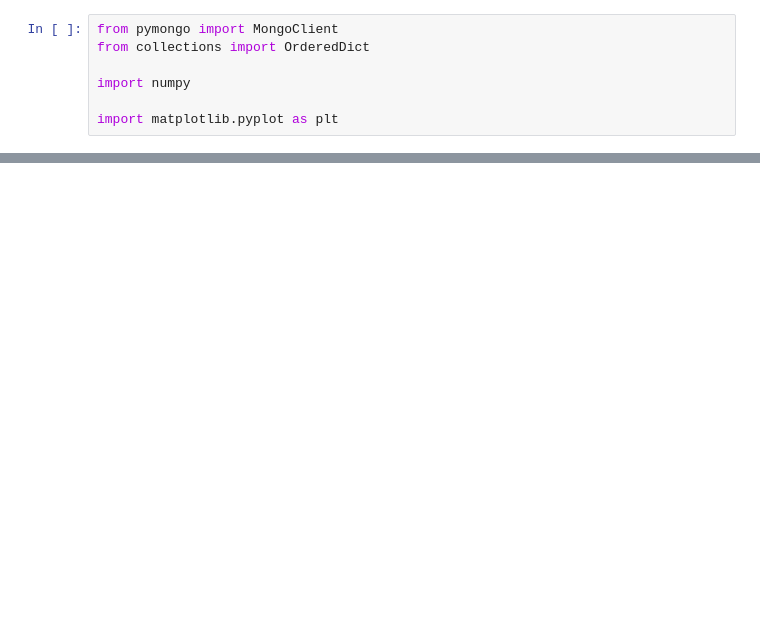
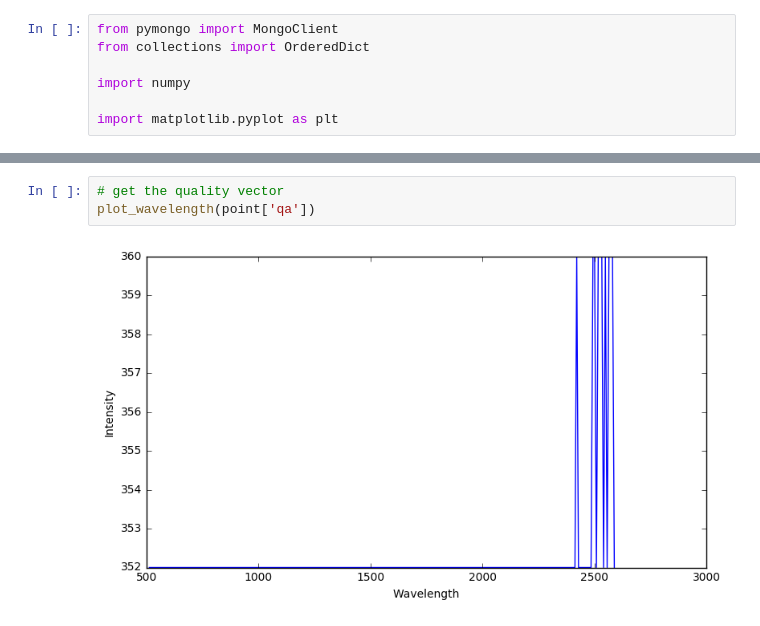
Before and after one commit to TeamSelene/BigDataVisualization, a Jupyter notebook: Notebooks/query_data.ipynb, the cells around one changed output, grey strips where cells are left out. Drawn from its saved outputs; the diff is of its cells as text; blank space fills up the shorter version.

```diff
--- a/Notebooks/query_data.ipynb
+++ b/Notebooks/query_data.ipynb
@@ -39,0 +63,5 @@ plt.show()
+# %%
+# get the quality vector
+plot_wavelength(point['qa'])
+# %% [output]
+[figure, added]
```
Also changed, not shown: parts of 17 cells of this notebook, 1 other file.
